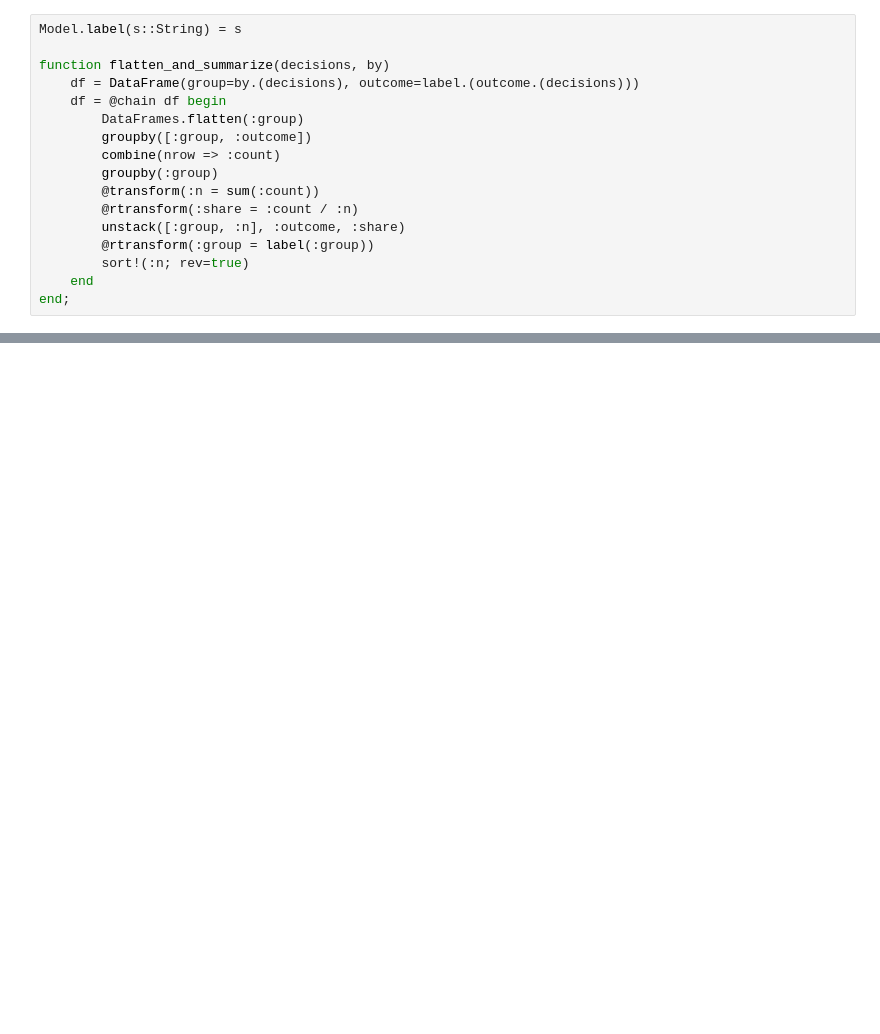
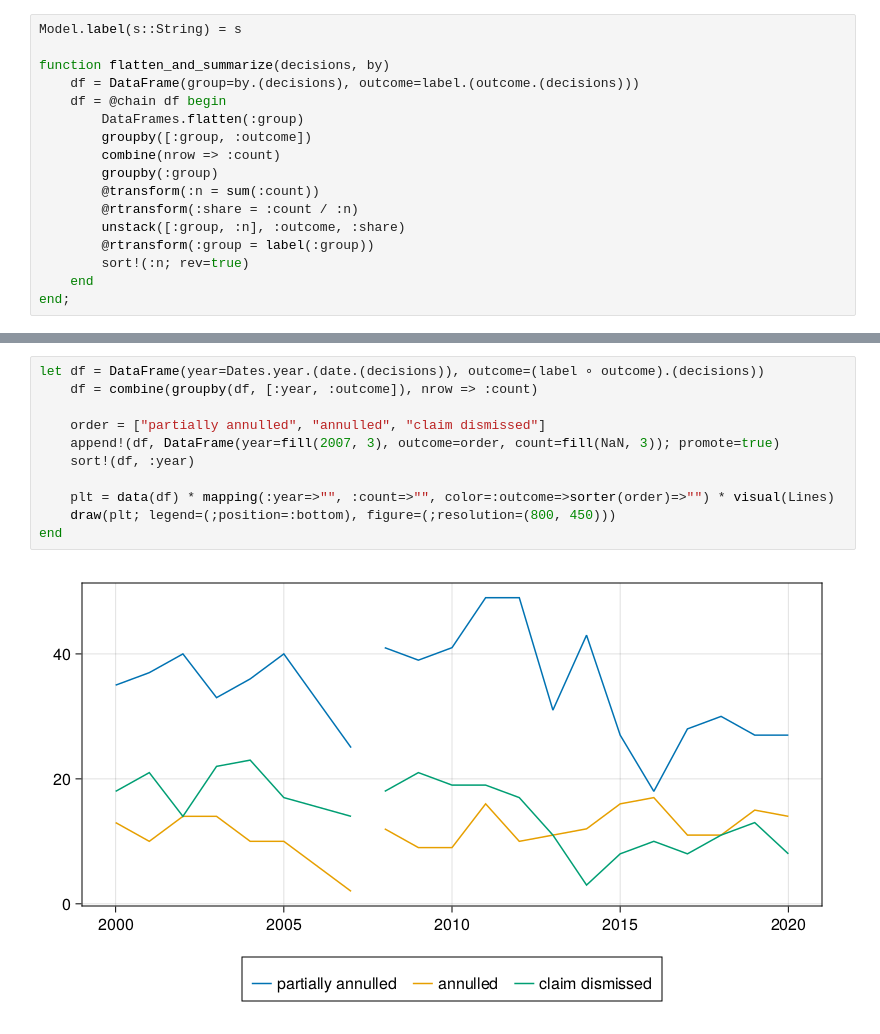
Before and after one commit to jfb-h/unified-judicial-decisions-analysis, a Jupyter notebook: scripts/final-results/descriptive-results.ipynb, the cells around one changed output, grey strips where cells are left out. Cells and saved outputs as stored; diff of their text form; blank space fills up the shorter version.

```diff
--- a/scripts/final-results/descriptive-results.ipynb
+++ b/scripts/final-results/descriptive-results.ipynb
@@ -25,0 +120,13 @@ end;
+# %%
+let df = DataFrame(year=Dates.year.(date.(decisions)), outcome=(label ∘ outcome).(decisions))
+    df = combine(groupby(df, [:year, :outcome]), nrow => :count)
+
+    order = ["partially annulled", "annulled", "claim dismissed"]
+    append!(df, DataFrame(year=fill(2007, 3), outcome=order, count=fill(NaN, 3)); promote=true)
+    sort!(df, :year)
+
+    plt = data(df) * mapping(:year=>"", :count=>"", color=:outcome=>sorter(order)=>"") * visual(Lines)
+    draw(plt; legend=(;position=:bottom), figure=(;resolution=(800, 450)))
+end
+# %% [output]
+[figure, added]
```
Also changed, not shown: parts of 16 cells of this notebook, 14 other files.
